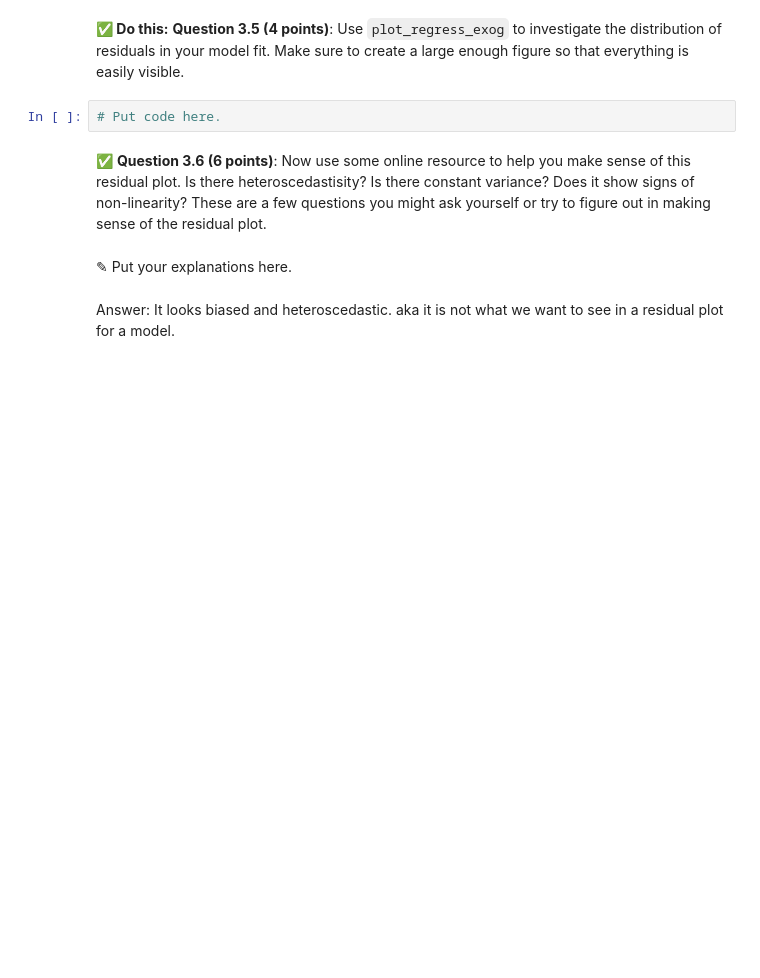
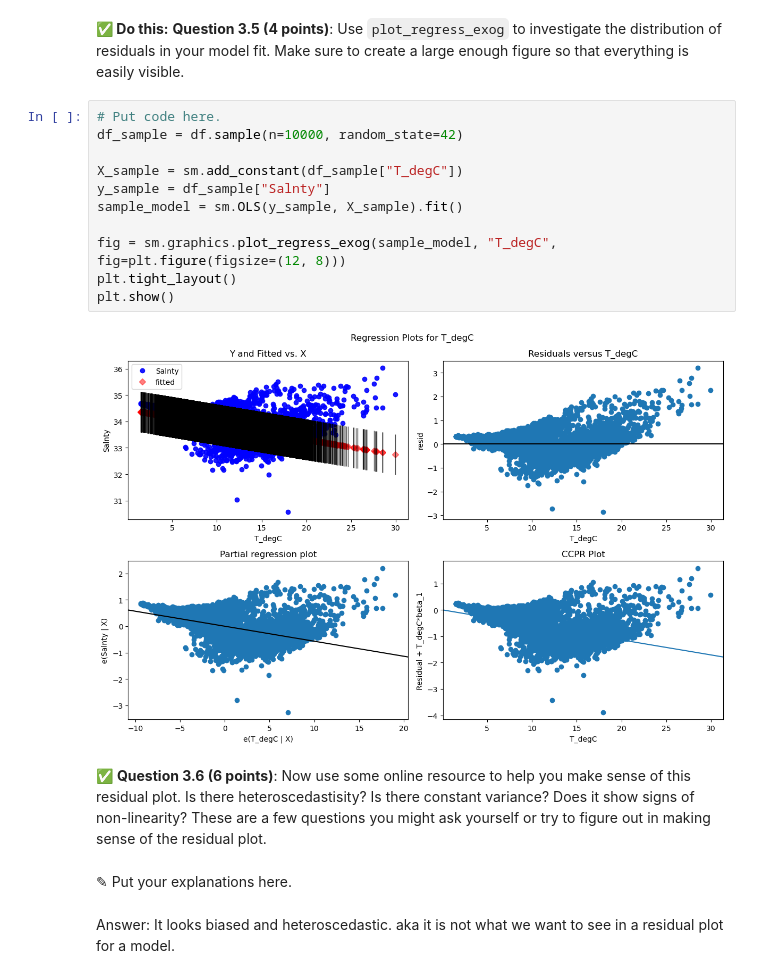
Before and after one commit to patrickw03/CMSE202-f25-turnin, a Jupyter notebook: hw-03/HW-03_Regression-S25-STUDENT.ipynb, the cells around one changed output. Cells and saved outputs as stored; diff of their text form; blank space fills up the shorter version.

```diff
--- a/hw-03/HW-03_Regression-S25-STUDENT.ipynb
+++ b/hw-03/HW-03_Regression-S25-STUDENT.ipynb
@@ -150,7 +211,18 @@ In this part, we'll perform some one-variable linear and polynomial regression a
 # %% [markdown]
 **&#9989; Do this:** **Question 3.5 (4 points)**: Use `plot_regress_exog` to investigate the distribution of residuals in your model fit. Make sure to create a large enough figure so that everything is easily visible.
-# %%
-# Put code here.
+# %%
+# Put code here.
+df_sample = df.sample(n=10000, random_state=42)
+
+X_sample = sm.add_constant(df_sample["T_degC"])
+y_sample = df_sample["Salnty"]
+sample_model = sm.OLS(y_sample, X_sample).fit()
+
+fig = sm.graphics.plot_regress_exog(sample_model, "T_degC", fig=plt.figure(figsize=(12, 8)))
+plt.tight_layout()
+plt.show()
+# %% [output]
+[figure, added]
 # %% [markdown]
 &#9989;  **Question 3.6 (6 points)**: Now use some online resource to help you make sense of this residual plot. Is there heteroscedastisity? Is there constant variance? Does it show signs of non-linearity? These are a few questions you might ask yourself or try to figure out in making sense of the residual plot.
 # %% [markdown]
```
Also changed, not shown: parts of 8 cells of this notebook.
